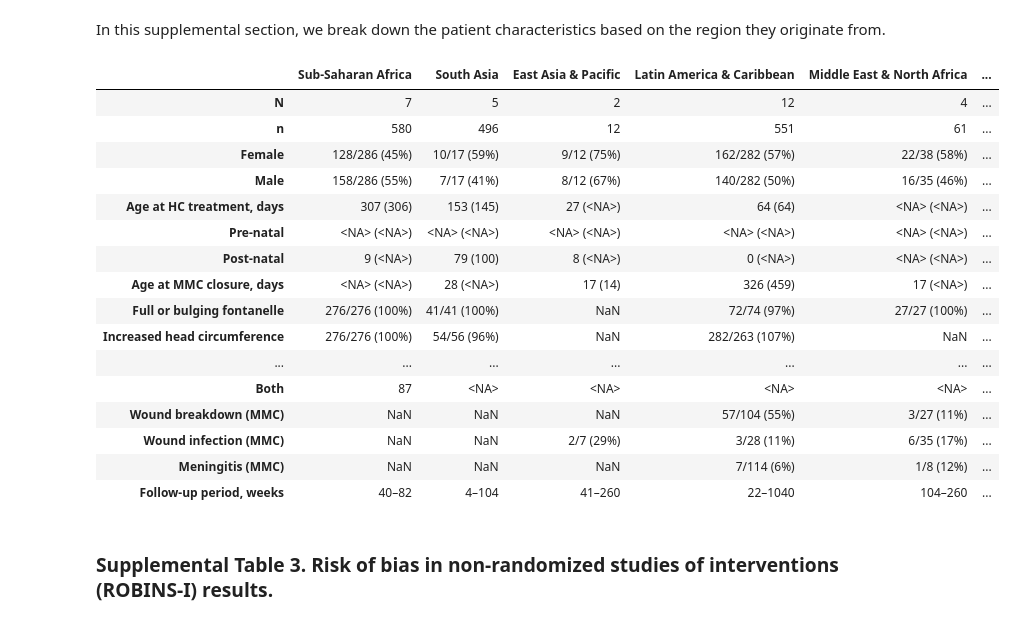
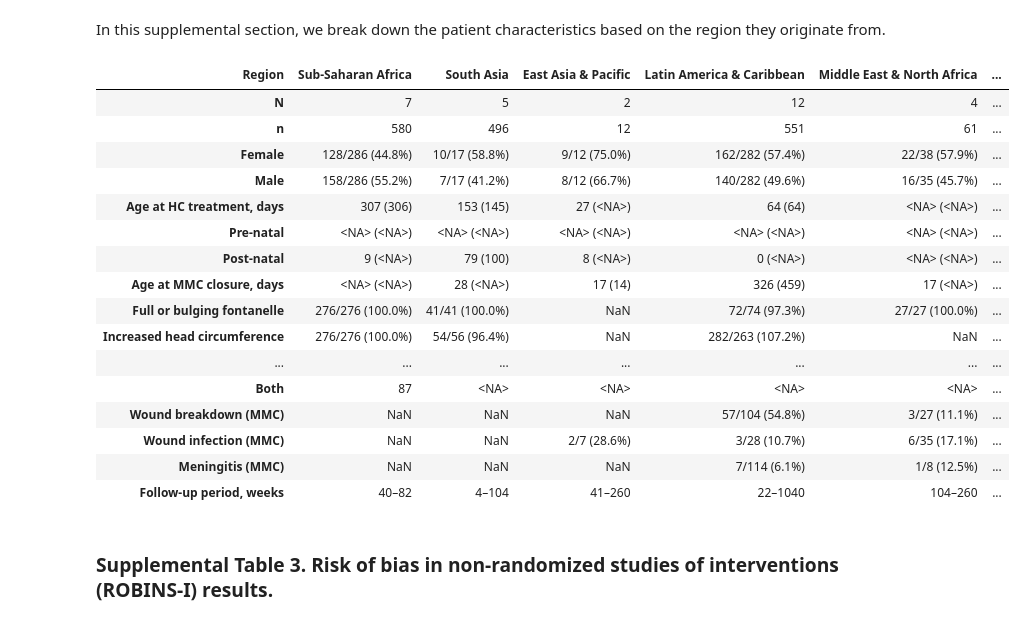
Before and after one commit to nooralteneiji/Myelomeningocele-Associated-Hydrocephalus-A-Systematic-Review-and-Meta-Analysis, a Jupyter notebook: Interactive_manuscript.ipynb, the cells around one changed output. Saved outputs shown, nothing was run; the diff lists cells and outputs as text; code cells hidden in the pictures.

```diff
--- a/Interactive_manuscript.ipynb
+++ b/Interactive_manuscript.ipynb
@@ -632,7 +614,7 @@ def process_prop(df):
   df = df.astype('Int64').astype('str').apply(lambda x: '/'.join(x), axis=1)
   df = df.transform(lambda x:
     f'{x} (' +
-      str(round( int(x.split('/')[0]) / int(x.split('/')[1]) * 100 )) +
+      str(round( int(x.split('/')[0]) / int(x.split('/')[1]) * 100, 1 )) +
       '%)'
   )
   return df
@@ -857,7 +839,7 @@ def process_prop(df):
   df = df.astype('Int64').astype('str').apply(lambda x: '/'.join(x), axis=1)
   df = df.transform(lambda x:
     f'{x} (' +
-      str(round( int(x.split('/')[0]) / int(x.split('/')[1]) * 100 )) +
+      str(round( int(x.split('/')[0]) / int(x.split('/')[1]) * 100, 1 )) +
       '%)'
   )
   return df
@@ -920,6 +902,9 @@ etvvps2 = process_prop(process_s2(mx.query('ETV_to_VPS_2nd_line.notnull()'), ['I
 wmen_hc   = process_prop(process_s2(ox.query('HC_postop_meningitis.notnull()'), ['IID', 'Region', 'HC_postop_meningitis', 'N'], 'sum'))
 winfex_hc = process_prop(process_s2(ox.query('HC_postop_winfex.notnull()'),     ['IID', 'Region', 'HC_postop_winfex', 'N'],     'sum'))
 wbreak_hc = process_prop(process_s2(ox.query('HC_postop_wbreak.notnull()'),     ['IID', 'Region', 'HC_postop_wbreak', 'N'],     'sum'))
+
+subgal = process_prop(process_s2(mx.query('Subgaleal_temp.notnull()'), ['IID', 'Region', 'Subgaleal_temp',    'N'], 'sum'))
+evd    = process_prop(process_s2(mx.query('EVD_temp.notnull()'),       ['IID', 'Region', 'EVD_temp',    'N'],       'sum'))
 
 ct  = process_prop(process_s2(mx.query('Ix_CT.notnull()'),       ['IID', 'Region', 'Ix_CT',    'N'],       'sum'))
 mri = process_prop(process_s2(mx.query('Ix_MRI.notnull()'),      ['IID', 'Region', 'Ix_MRI',    'N'],      'sum'))
@@ -990,49 +975,49 @@ pd.concat([
 
     wmen_hc.rename('Meningitis (HC)'),
     winfex_hc.rename('Wound infection (HC)'),
     wbreak_hc.rename('Wound breakdown (HC)'),
 
     subgal.rename('SS'),
     evd.rename('EVD'),
 
     ct.rename('CT imaging'),
     mri.rename('MRI'),
     uss.rename('Ultrasonography'),
     pex.rename('Clinical, only'),
 
     mmc_c.rename('Cervical'),
     mmc_t.rename('Thoracic'),
     mmc_tl.rename('Thoracolumbar'),
     mmc_l.rename('Lumbar'),
     mmc_ls.rename('Lumbosacral'),
     mmc_s.rename('Sacral'),
 
     mmc_tx,
 
     wbreak_mmc.rename('Wound breakdown (MMC)'),
     winfex_mmc.rename('Wound infection (MMC)'),
     wmen_mmc.rename('Meningitis (MMC)'),
 
     fu.rename('Follow-up period, weeks')
 
 ], axis =1).T.reindex(columns=ordered_regions)
 # %% [output]
-|  | Sub-Saharan Africa | South Asia | East Asia & Pacific | Latin America & Caribbean | Middle East & North Africa | ... |
+| Region | Sub-Saharan Africa | South Asia | East Asia & Pacific | Latin America & Caribbean | Middle East & North Africa | ... |
 | N | 7 | 5 | 2 | 12 | 4 | ... |
 | n | 580 | 496 | 12 | 551 | 61 | ... |
-| Female | 128/286 (45%) | 10/17 (59%) | 9/12 (75%) | 162/282 (57%) | 22/38 (58%) | ... |
-| Male | 158/286 (55%) | 7/17 (41%) | 8/12 (67%) | 140/282 (50%) | 16/35 (46%) | ... |
+| Female | 128/286 (44.8%) | 10/17 (58.8%) | 9/12 (75.0%) | 162/282 (57.4%) | 22/38 (57.9%) | ... |
+| Male | 158/286 (55.2%) | 7/17 (41.2%) | 8/12 (66.7%) | 140/282 (49.6%) | 16/35 (45.7%) | ... |
 | Age at HC treatment, days | 307 (306) | 153 (145) | 27 (<NA>) | 64 (64) | <NA> (<NA>) | ... |
 | Pre-natal | <NA> (<NA>) | <NA> (<NA>) | <NA> (<NA>) | <NA> (<NA>) | <NA> (<NA>) | ... |
 | Post-natal | 9 (<NA>) | 79 (100) | 8 (<NA>) | 0 (<NA>) | <NA> (<NA>) | ... |
 | Age at MMC closure, days | <NA> (<NA>) | 28 (<NA>) | 17 (14) | 326 (459) | 17 (<NA>) | ... |
-| Full or bulging fontanelle | 276/276 (100%) | 41/41 (100%) | NaN | 72/74 (97%) | 27/27 (100%) | ... |
-| Increased head circumference | 276/276 (100%) | 54/56 (96%) | NaN | 282/263 (107%) | NaN | ... |
+| Full or bulging fontanelle | 276/276 (100.0%) | 41/41 (100.0%) | NaN | 72/74 (97.3%) | 27/27 (100.0%) | ... |
+| Increased head circumference | 276/276 (100.0%) | 54/56 (96.4%) | NaN | 282/263 (107.2%) | NaN | ... |
 | ... | ... | ... | ... | ... | ... | ... |
 | Both | 87 | <NA> | <NA> | <NA> | <NA> | ... |
-| Wound breakdown (MMC) | NaN | NaN | NaN | 57/104 (55%) | 3/27 (11%) | ... |
-| Wound infection (MMC) | NaN | NaN | 2/7 (29%) | 3/28 (11%) | 6/35 (17%) | ... |
-| Meningitis (MMC) | NaN | NaN | NaN | 7/114 (6%) | 1/8 (12%) | ... |
+| Wound breakdown (MMC) | NaN | NaN | NaN | 57/104 (54.8%) | 3/27 (11.1%) | ... |
+| Wound infection (MMC) | NaN | NaN | 2/7 (28.6%) | 3/28 (10.7%) | 6/35 (17.1%) | ... |
+| Meningitis (MMC) | NaN | NaN | NaN | 7/114 (6.1%) | 1/8 (12.5%) | ... |
 | Follow-up period, weeks | 40–82 | 4–104 | 41–260 | 22–1040 | 104–260 | ... |
 # %% [markdown]
 ### **Supplemental Table 3. Risk of bias in non-randomized studies of interventions (ROBINS-I) results.**
```
Also changed, not shown: parts of 32 cells of this notebook.
